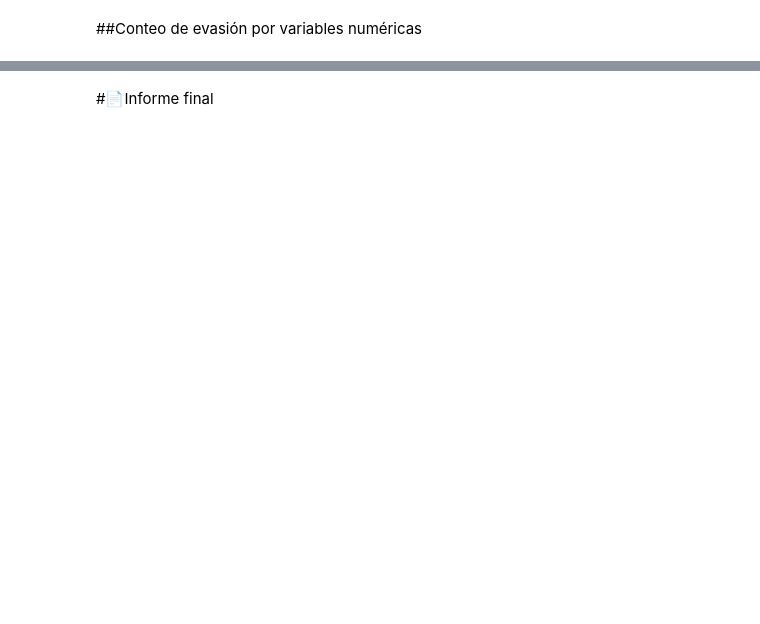
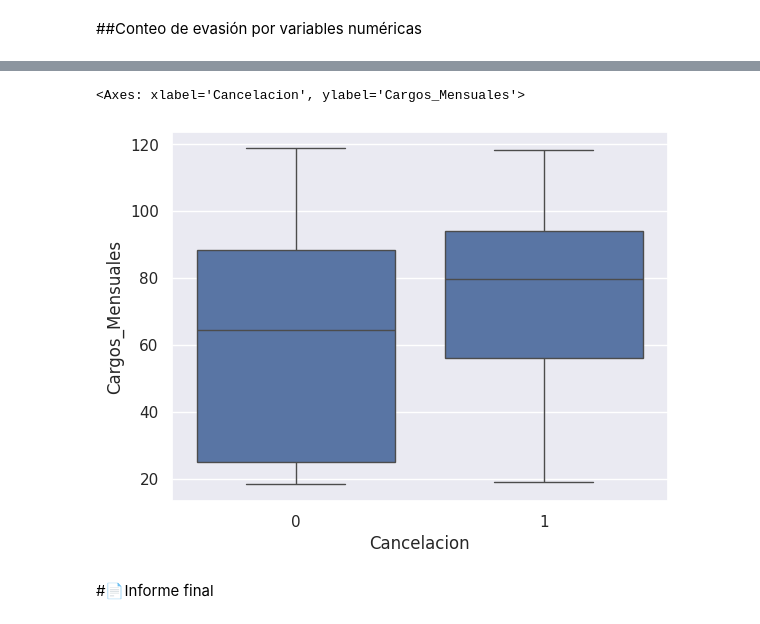
Before and after one commit to Emmanuel2000x/TelecomX, a Jupyter notebook: TelecomX_LATAM.ipynb, the cells around one changed output, grey strips where cells are left out. Cells and saved outputs as stored; diff of their text form; code cells hidden in the pictures; blank space fills up the shorter version.

```diff
--- a/TelecomX_LATAM.ipynb
+++ b/TelecomX_LATAM.ipynb
@@ -468,2 +449,7 @@ ValueError: Value of 'color' is not the name of a column in 'data_frame'. Expect
+# %%
+sns.boxplot(data=mod_DF, x='Cancelacion', y='Cargos_Mensuales')
+# %% [output]
+<Axes: xlabel='Cancelacion', ylabel='Cargos_Mensuales'>
+[figure, added]
 # %% [markdown]
 #📄Informe final
```
Also changed, not shown: parts of 9 cells of this notebook.
